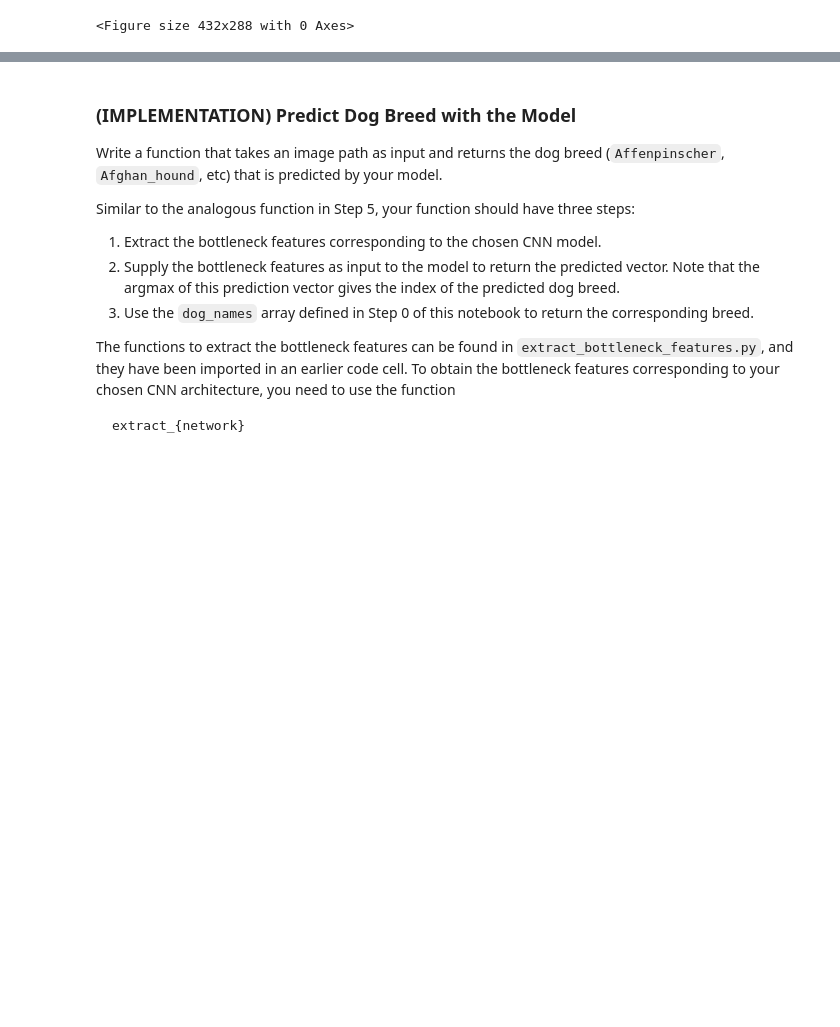
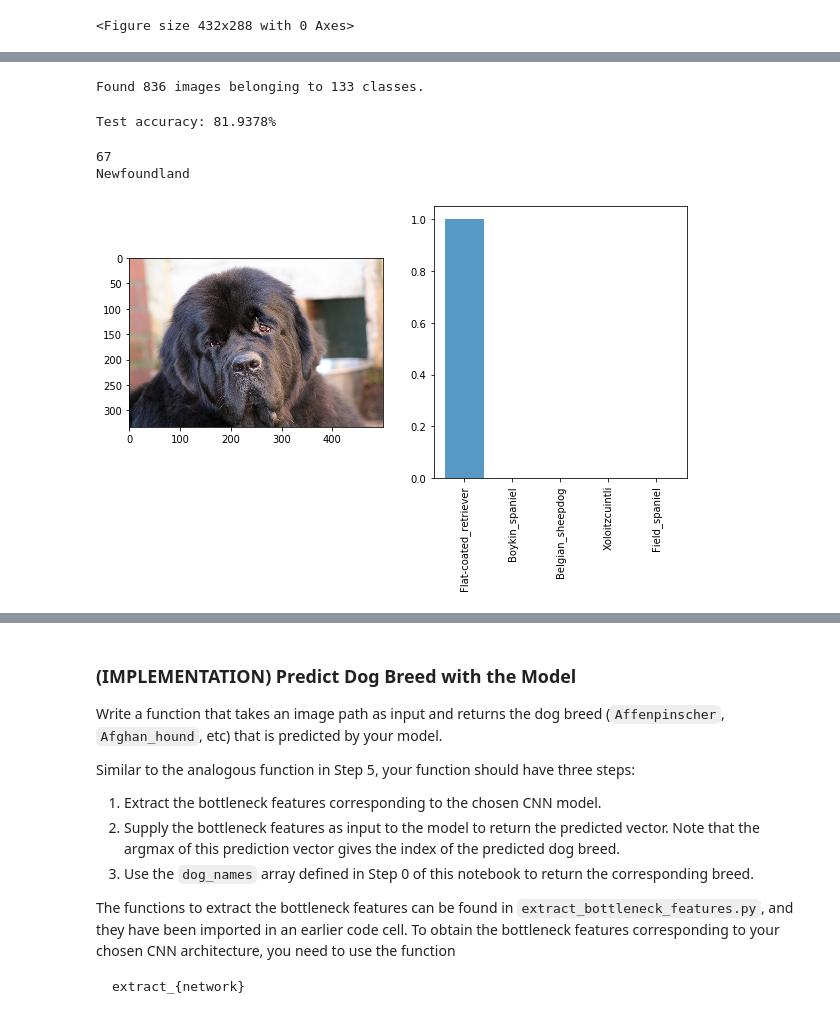
Before and after one commit to jfreds91/DSND_t2_capstone, a Jupyter notebook: dog_app.ipynb, the cells around one changed output, grey strips where cells are left out. Saved outputs shown, nothing was run; the diff lists cells and outputs as text; code cells hidden in the pictures; blank space fills up the shorter version.

Commit message:
feat: batch test works, working on individual image classification fn

```diff
--- a/dog_app.ipynb
+++ b/dog_app.ipynb
@@ -979,14 +1014,14 @@ print('done')
 ground_up_model.history.history
 # %%
 history = History()
-checkpointer = ModelCheckpoint(filepath=f'saved_models/weights.best.groundup_2.hdf5',
+checkpointer = ModelCheckpoint(filepath=f'saved_models/weights.best.groundup_5.hdf5',
                            verbose=1, save_best_only=True)
 # %%
 %%time
 ground_up_model.fit_generator(
     train_generator,
     steps_per_epoch = 6680 // batch_size,
-    epochs = 250,
+    epochs = 50,
     validation_data = validation_generator,
     validation_steps = 835 // batch_size,
     callbacks = [checkpointer, history],
@@ -1028,0 +1089,64 @@ changing to adam for ground_up_2
+# %%
+test_generator = test_datagen.flow_from_directory(
+    'dogImages/test',
+    target_size = (299, 299),
+    batch_size = 1,
+    class_mode = 'categorical',
+    shuffle = False)
+
+filenames = test_generator.filenames
+nb_samples = len(filenames)
+
+predict = ground_up_model.predict_generator(test_generator,steps = nb_samples)
+# %% [output]
+Found 836 images belonging to 133 classes.
+# %%
+prediction_labels = np.array([np.argmax(x) for x in predict])
+test_accuracy = np.sum(test_generator.labels == prediction_labels)/len(test_generator.labels) * 100
+
+print('Test accuracy: %.4f%%' % test_accuracy)
+# %% [output]
+Test accuracy: 81.9378%
+# %%
+def final_predict_xception(final_model, img_path, topk = 3):
+
+    # obtain predicted vector
+    #tensor = path_to_tensor(img_path, (299, 299)).astype('float32')/255
+    img = load_img(img_path, target_size = (299, 299))
+    x = img_to_array(img)
+    x = np.expand_dims(x, axis = 0)
+    x = xception.preprocess_input(x)
+    predicted_vector = final_model.predict(x)
+
+    # return dog breed that is predicted by the model
+    print(np.argmax(predicted_vector))
+    results = sorted(enumerate(predicted_vector[0]), reverse=True, key=lambda x:x[1])
+    classes_ind = [x[0] for x in results]
+    classes = [dog_names[x] for x in classes_ind][:topk]
+    probs = [x[1] for x in results][:topk]
+
+    # plot results
+    fig, (ax1, ax2) = plt.subplots(1, 2, figsize=(10,5))
+
+    img = mpimg.imread(img_path)
+    ax1.imshow(img)
+
+    ind = np.arange(len(classes))
+    ax2.bar(ind, probs, align='center', alpha = .75)
+    ax2.set_xticks(ind)
+    ax2.set_xticklabels(classes, rotation=90)
+
+    return predicted_vector, x
+# %%
+src = 'C:/Users/Jesse/Documents/PyData/DSND_t2_capstone/dog-project/dogImages/test'
+folder = random.choice(os.listdir(src))
+file = random.choice(os.listdir(src+'/'+folder))
+fullpath = '/'.join([src, folder, file])
+
+p_vec, xtens = final_predict_xception(ground_up_model, fullpath, topk = 5)
+
+print(fullpath.split('/')[-2].split('.')[-1])
+# %% [output]
+67
+Newfoundland
+[figure, added]
```
Also changed, not shown: parts of 15 cells of this notebook, 1 other file.
